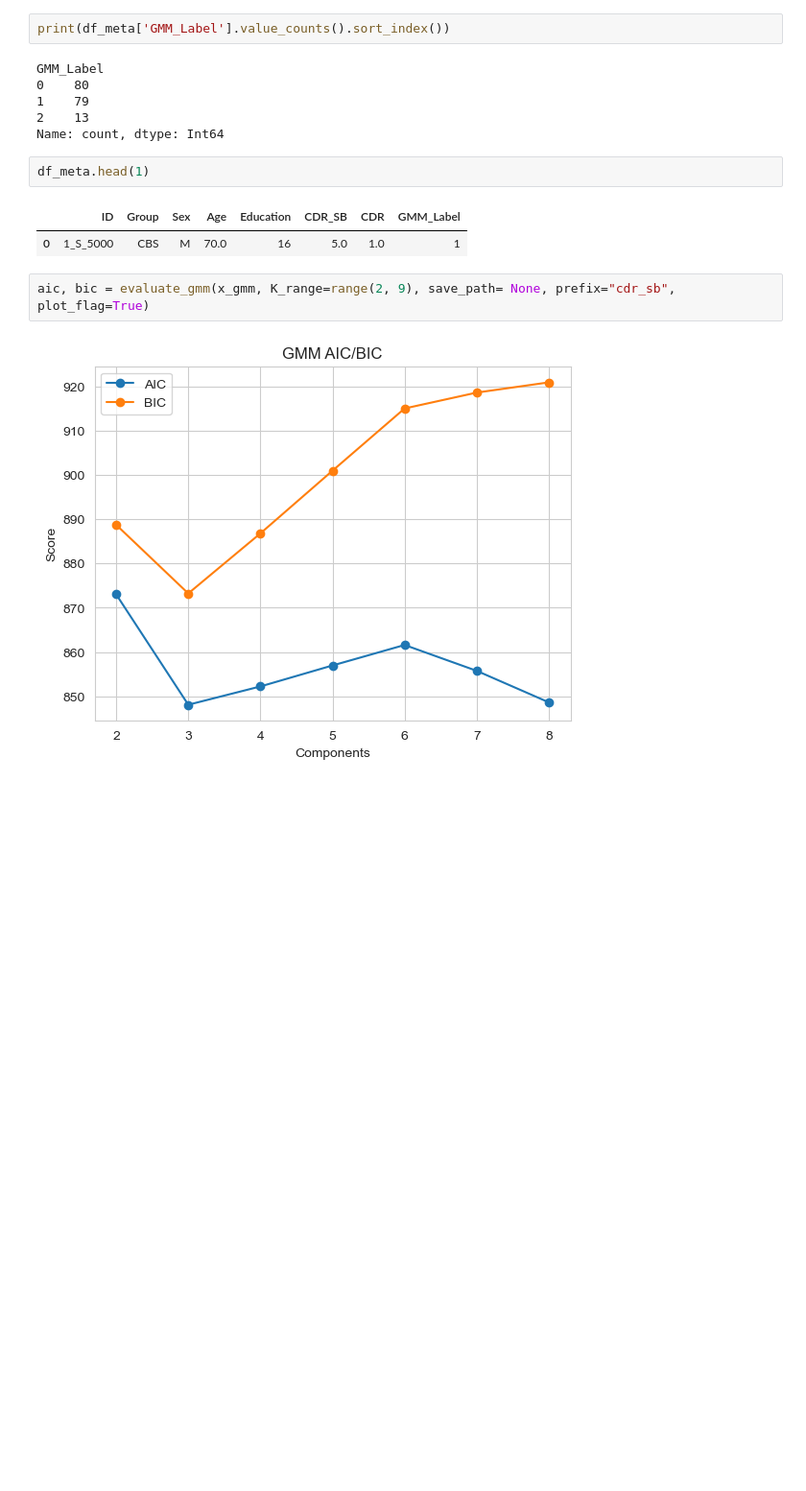
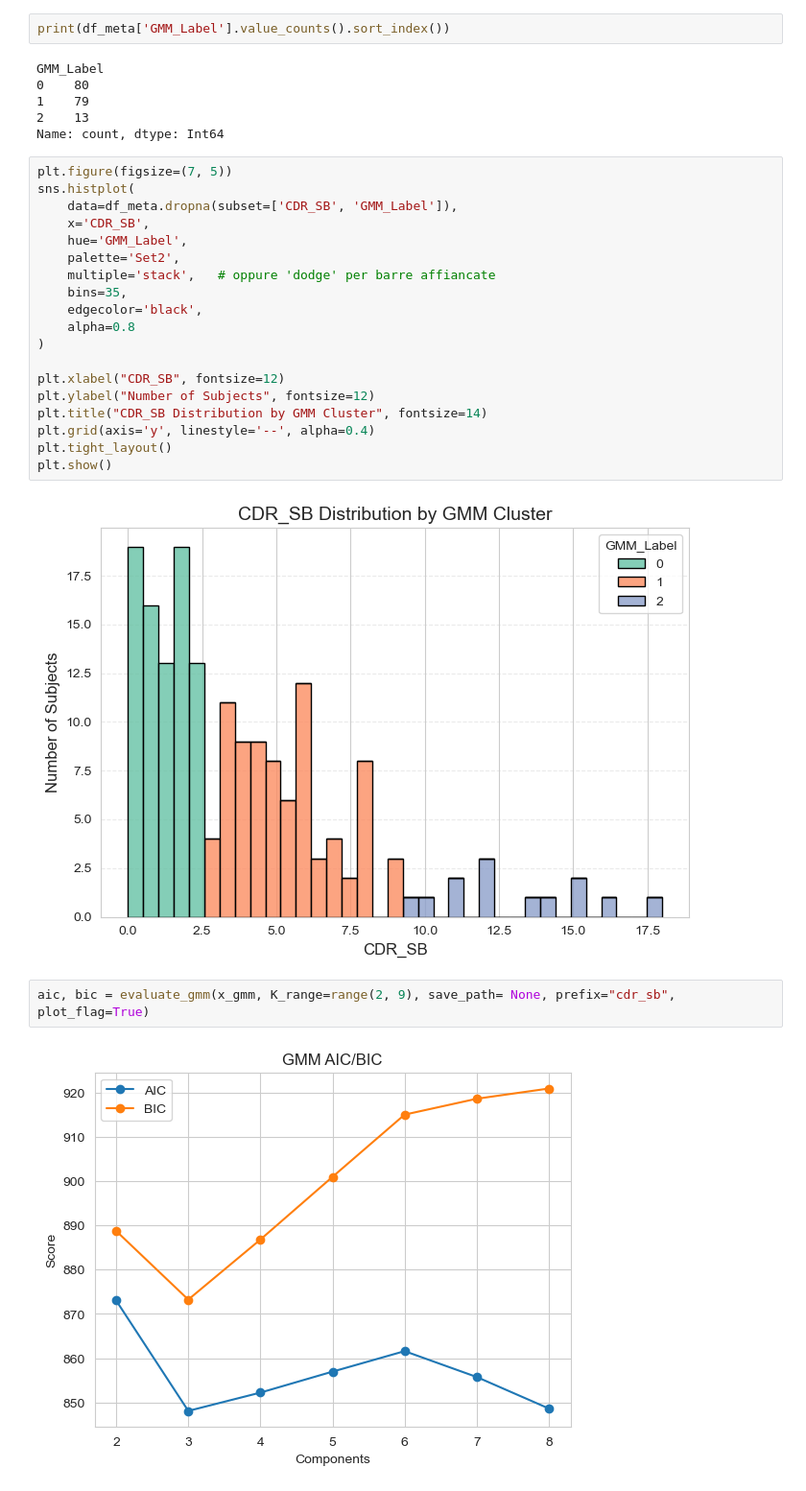
Before and after one commit to EmmaTosato/ANM_Verona, a Jupyter notebook: notebooks/AtrophyNetworkMapping.ipynb, the cells around one changed output. Shown at 96% size. Cells and saved outputs as stored; diff of their text form; blank space fills up the shorter version.

```diff
--- a/notebooks/AtrophyNetworkMapping.ipynb
+++ b/notebooks/AtrophyNetworkMapping.ipynb
@@ -330,11 +330,27 @@ GMM_Label
 1    79
 2    13
 Name: count, dtype: Int64
-# %%
-df_meta.head(1)
-# %% [output]
-|  | ID | Group | Sex | Age | Education | CDR_SB | CDR | GMM_Label |
-| 0 | 1_S_5000 | CBS | M | 70.0 | 16 | 5.0 | 1.0 | 1 |
+# %%
+plt.figure(figsize=(7, 5))
+sns.histplot(
+    data=df_meta.dropna(subset=['CDR_SB', 'GMM_Label']),
+    x='CDR_SB',
+    hue='GMM_Label',
+    palette='Set2',
+    multiple='stack',   # oppure 'dodge' per barre affiancate
+    bins=35,
+    edgecolor='black',
+    alpha=0.8
+)
+
+plt.xlabel("CDR_SB", fontsize=12)
+plt.ylabel("Number of Subjects", fontsize=12)
+plt.title("CDR_SB Distribution by GMM Cluster", fontsize=14)
+plt.grid(axis='y', linestyle='--', alpha=0.4)
+plt.tight_layout()
+plt.show()
+# %% [output]
+[figure, added]
 # %%
 aic, bic = evaluate_gmm(x_gmm, K_range=range(2, 9), save_path= None, prefix="cdr_sb", plot_flag=True)
 # %% [output]
```
Also changed, not shown: parts of 24 cells of this notebook.
